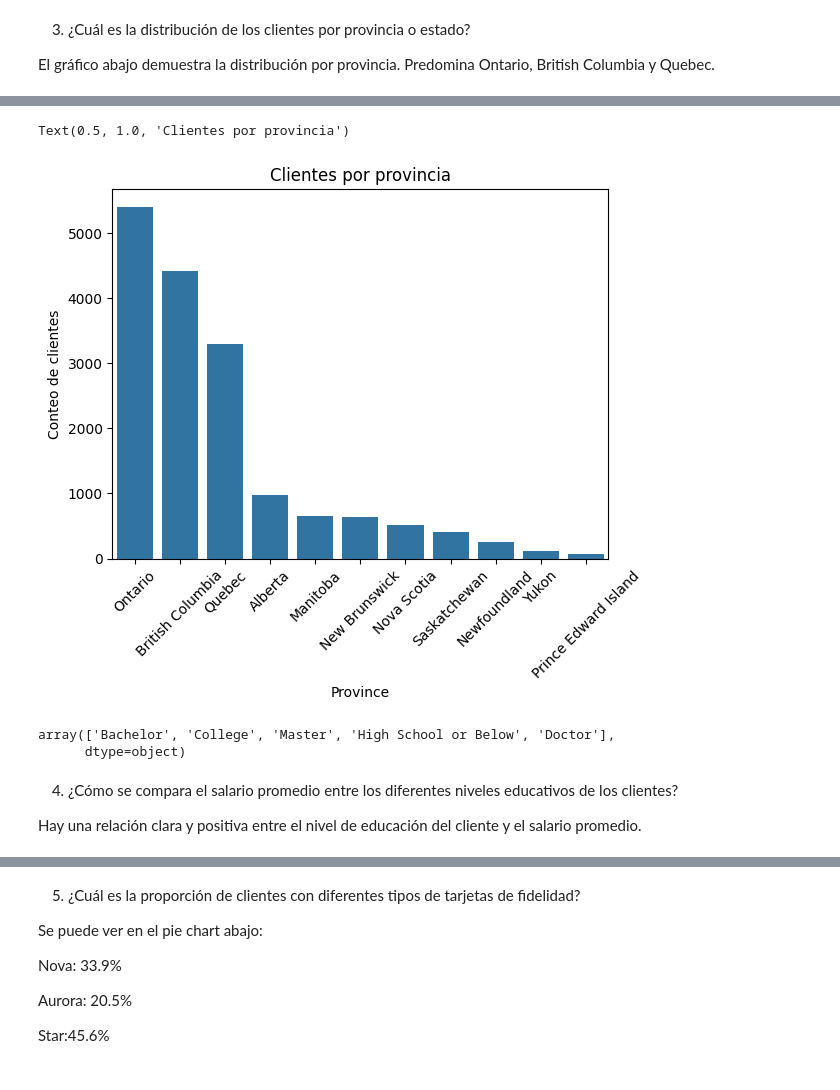
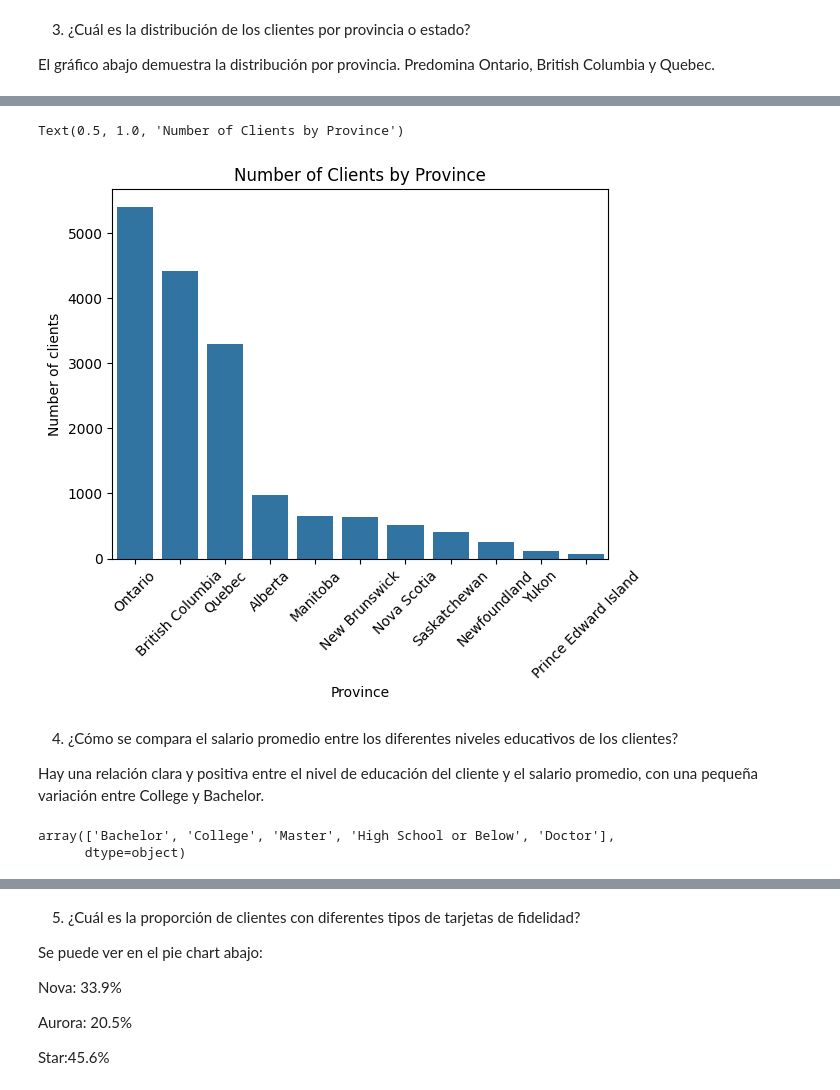
Before and after one commit to Adalab/bda-modulo-3-evaluacion-final-KatherineGortz, a Jupyter notebook: evaluación_modulo_3_Katherine_Gortz.ipynb, the cells around one changed output, grey strips where cells are left out. Drawn from its saved outputs; the diff is of its cells as text; code cells hidden in the pictures.

```diff
--- a/evaluación_modulo_3_Katherine_Gortz.ipynb
+++ b/evaluación_modulo_3_Katherine_Gortz.ipynb
@@ -12,8 +15,8 @@ pd.set_option('display.max_columns', None) #para que muestre todas las columnas
 # %%
 #lectura de archivos csv y creación de dataframes
 
-df_flight = pd.read_csv('Customer Flight Activity.csv', index_col='Loyalty Number')
-df_loyalty = pd. read_csv('Customer Loyalty History.csv',index_col='Loyalty Number')
+df_flight = pd.read_csv('Customer Flight Activity.csv')
+df_loyalty = pd. read_csv('Customer Loyalty History.csv')
 # %%
 #vista inicial de los datos de df_flight
 
@@ -457,0 +458,9 @@ df_province_sorted= df_province.sort_values(by='conteo', ascending=False)
+# %%
+# Agrupar por Provincia y sumar Loyalty Nyumber con nunique y no size para contar solo una vez los Loyalty Numbers repetidos
+df_province = df.groupby('Province')['Loyalty Number'].nunique().reset_index()
+
+df_province.columns = ["Province", "conteo"] #nombro los headers que quiero ver
+
+df_province_sorted= df_province.sort_values(by='conteo', ascending=False)
+
+df_province_sorted
@@ -458,18 +480,20 @@ df_province_sorted= df_province.sort_values(by='conteo', ascending=False)
 # %%
 sns.barplot(data=df_province, x='Province', y ='conteo', order=df_province_sorted['Province'])
 plt.tick_params(axis='x', rotation=45)
-plt.ylabel('Conteo de clientes')
-plt.title('Clientes por provincia')
+plt.ylabel('Number of clients')
+plt.title('Number of Clients by Province')
 # %% [output]
-Text(0.5, 1.0, 'Clientes por provincia')
+Text(0.5, 1.0, 'Number of Clients by Province')
-[figure, old version]
+[figure, new version]
-# %%
-df['Education'].unique()
-# %% [output]
-array(['Bachelor', 'College', 'Master', 'High School or Below', 'Doctor'],
-      dtype=object)
 # %% [markdown]
 4. ¿Cómo se compara el salario promedio entre los diferentes niveles educativos de los clientes?
 
-Hay una relación clara y positiva entre el nivel de educación del cliente y el salario promedio.
+Hay una relación clara y positiva entre el nivel de educación del cliente y el salario promedio, con una pequeña variación entre College y Bachelor.
+# %%
+#visualizar los valores de la columna Education
+
+df['Education'].unique()
+# %% [output]
+array(['Bachelor', 'College', 'Master', 'High School or Below', 'Doctor'],
+      dtype=object)
 # %%
```
Also changed, not shown: parts of 60 cells of this notebook.
